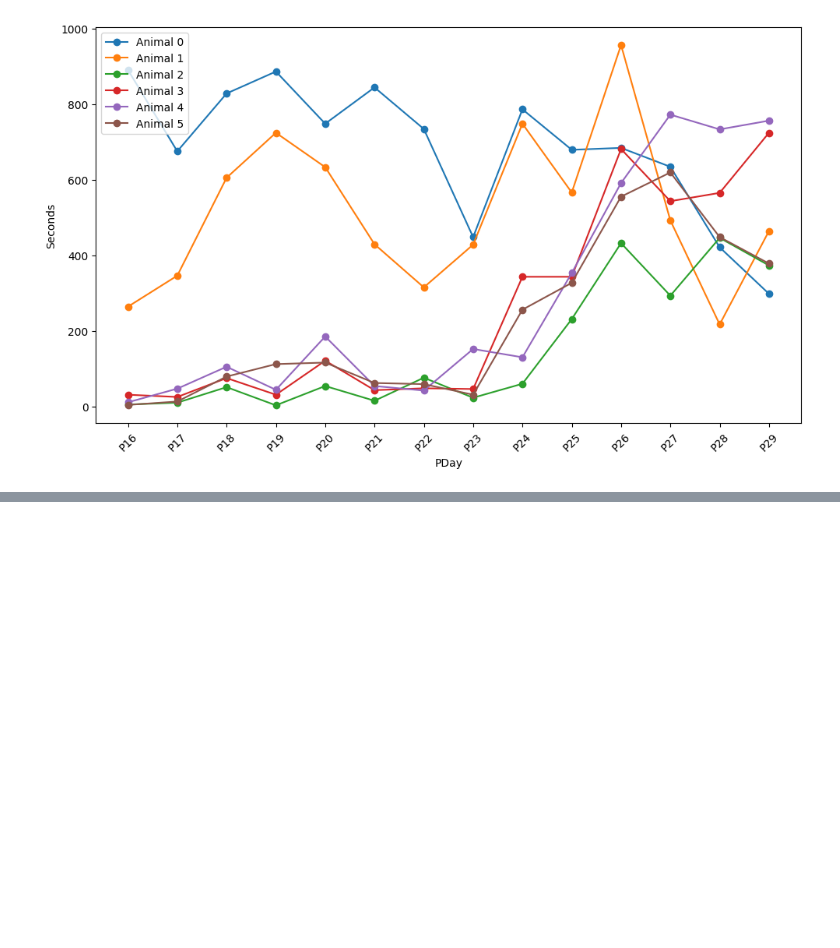
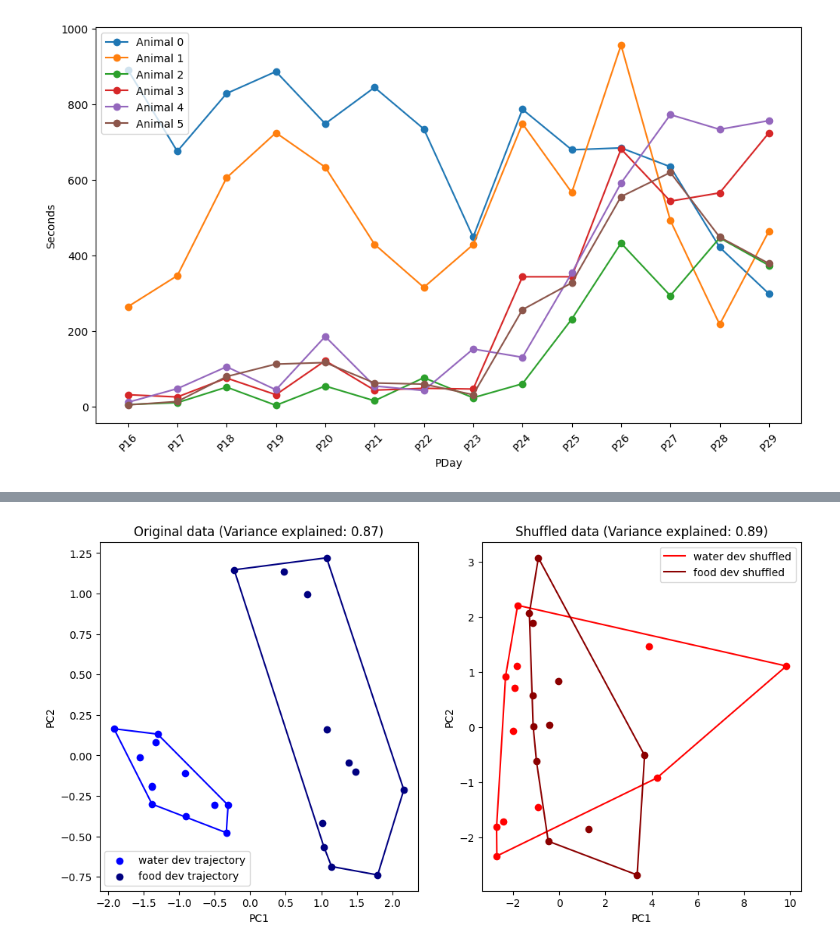
Before and after one commit to catubc/gerbil, a Jupyter notebook: lisa/new_fig2.ipynb, the cells around one changed output, grey strips where cells are left out. Saved outputs shown, nothing was run; the diff lists cells and outputs as text; code cells hidden in the pictures; blank space fills up the shorter version.

```diff
--- a/lisa/new_fig2.ipynb
+++ b/lisa/new_fig2.ipynb
@@ -183,0 +230,81 @@ plt.savefig('/Users/lisadiez/Downloads/food_shuffle_test.png')
+# %%
+#
+print (water_array.shape, food_array.shape)
+print (shuffled_water_array.shape, shuffled_food_array.shape)
+
+print ("water array: ", water_array[:1])
+print ("shuffled water array: ", shuffled_water_array[:1])
+
+# run PCA on each of these separately
+X_original = np.vstack((water_array.copy(), food_array.copy()))
+print (X_original.shape)
+
+###############################################
+###############################################
+###############################################
+from sklearn.decomposition import PCA
+
+pca = PCA(n_components = 2)
+
+X_pca = pca.fit_transform(X_original)
+
+plt.figure(figsize = (12,6))
+
+ax=plt.subplot(1,2,1)
+print (X_pca[:1])
+
+plt.scatter(X_pca[:12,0], X_pca[:12,1], color = 'blue', label='water dev trajectory')
+plt.scatter(X_pca[12:,0], X_pca[12:,1], color = 'navy', label='food dev trajectory')
+plt.legend()
+
+# plot convex hulls around first 12 and last 12 points
+from scipy.spatial import ConvexHull
+hull = ConvexHull(X_pca[:12])
+for simplex in hull.simplices:
+    plt.plot(X_pca[:12, 0][simplex], X_pca[:12, 1][simplex], 'blue')
+
+hull = ConvexHull(X_pca[12:])
+for simplex in hull.simplices:
+    plt.plot(X_pca[12:, 0][simplex], X_pca[12:, 1][simplex], 'navy')
+plt.title("Original data (Variance explained: " + str(np.round(np.sum(pca.explained_variance_ratio_), 2))+ ")")
+
+plt.xlabel("PC1")
+plt.ylabel("PC2")
+
+###############################################
+###############################################
+###############################################
+X_shuffled = np.vstack((shuffled_water_array.copy(), shuffled_food_array.copy()))
+#X_shuffled = X_original.copy()
+print (X_shuffled.shape)
+
+pca = PCA(n_components = 2)
+
+X_pca_shuffled = pca.fit_transform(X_shuffled)
+print (X_pca_shuffled[:1])
+
+ax=plt.subplot(1,2,2)
+# print title with variance eplxained
+plt.title('Variance explained: ' + str(np.round(np.sum(pca.explained_variance_ratio_), 2)))
+
+plt.scatter(X_pca_shuffled[:12,0], X_pca_shuffled[:12,1], color = 'red')
+plt.scatter(X_pca_shuffled[12:,0], X_pca_shuffled[12:,1], color = '#8B0000')
+plt.title("Shuffled data (Variance explained: " + str(np.round(np.sum(pca.explained_variance_ratio_), 2)) + ")")
+
+#
+hull = ConvexHull(X_pca_shuffled[:12])
+for ctr,simplex in enumerate(hull.simplices):
+    plt.plot(X_pca_shuffled[:12, 0][simplex], X_pca_shuffled[:12, 1][simplex], 'red',
+             label = "water dev shuffled" if ctr==0 else None)
+
+hull = ConvexHull(X_pca_shuffled[12:])
+for ctr,simplex in enumerate(hull.simplices):
+    plt.plot(X_pca_shuffled[12:, 0][simplex], X_pca_shuffled[12:, 1][simplex], '#8B0000',
+             label = "food dev shuffled" if ctr==0 else None)
+
+plt.legend()
+plt.xlabel("PC1")
+plt.ylabel("PC2")
+
+plt.show()
+# %% [output]
@@ -183,0 +323 @@ plt.savefig('/Users/lisadiez/Downloads/food_shuffle_test.png')
+[figure, added]
```
Also changed, not shown: parts of 13 cells of this notebook, 1 other file.
